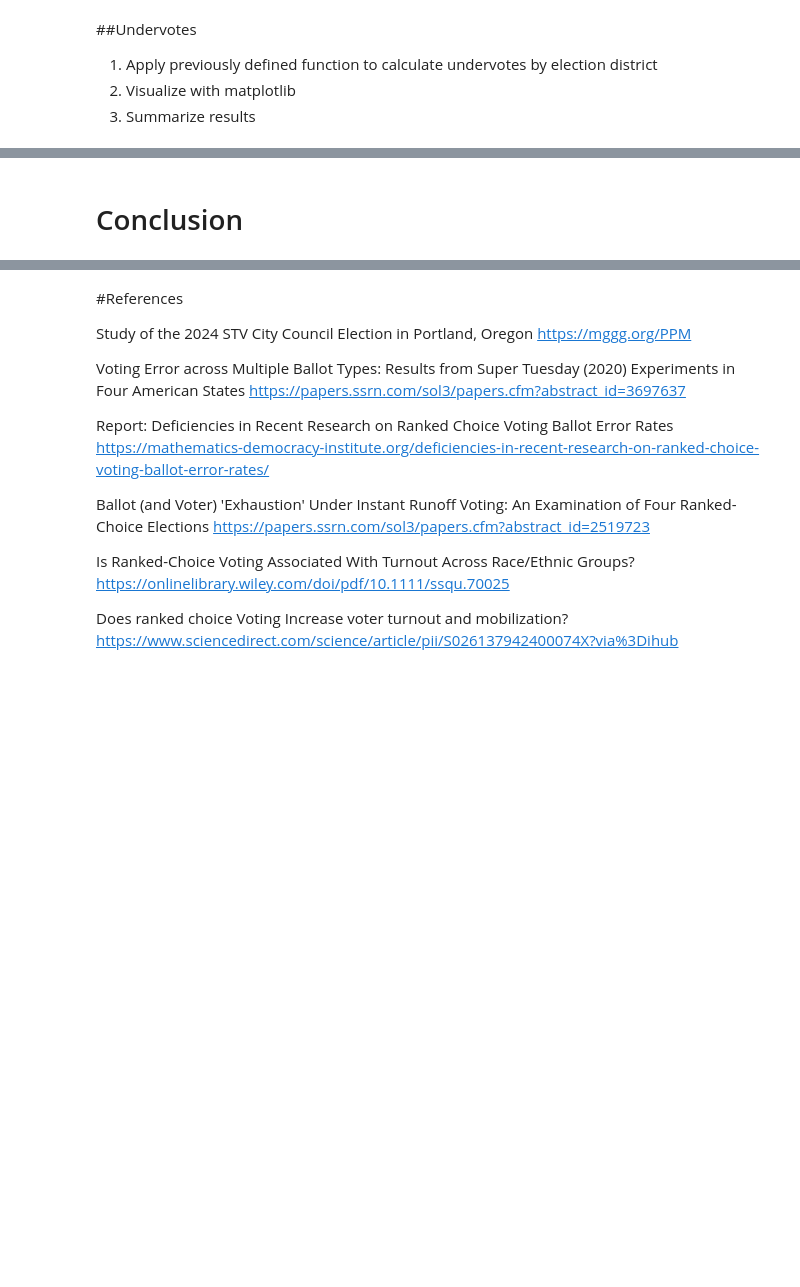
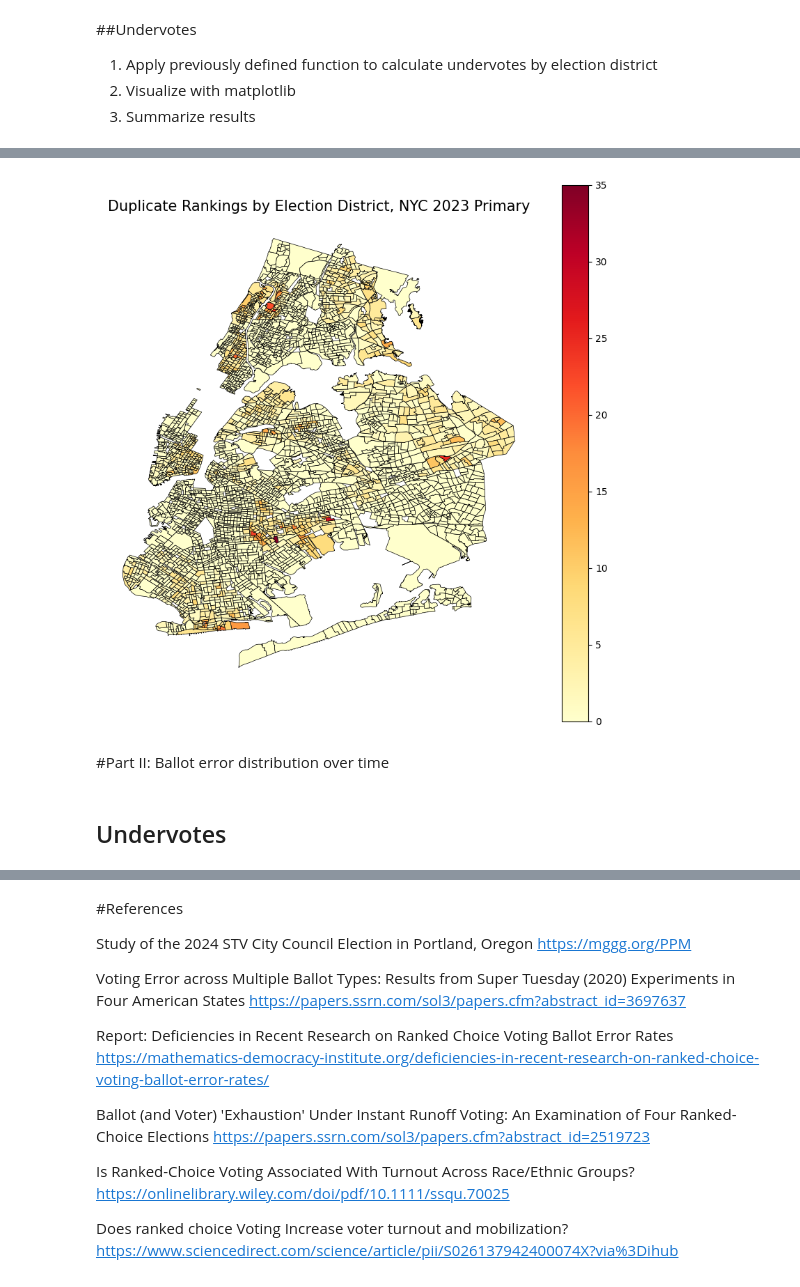
Before and after one commit to zaramc/rcv-ballot-errors, a Jupyter notebook: RCV_Ballot_Errors.ipynb, the cells around one changed output, grey strips where cells are left out. Cells and saved outputs as stored; diff of their text form; code cells hidden in the pictures; blank space fills up the shorter version.

```diff
--- a/RCV_Ballot_Errors.ipynb
+++ b/RCV_Ballot_Errors.ipynb
@@ -492,0 +615,19 @@ duplicates_by_electdist_23 = nyc_2023_primary_df.groupby("ElectDisct")["duplicat
+# %%
+duplicates_by_electdist_21 = nyc_2021_primary_df.groupby("elect_dist")["duplicate"].sum().reset_index()
+nyc_ED_gdf = pd.merge(nyc_ED_gdf, duplicates_by_electdist_21, left_on="elect_dist", right_on="elect_dist", how="left")
+nyc_ED_gdf = nyc_ED_gdf.rename(columns={'duplicate': 'duplicate21'})
+
+duplicates_by_electdist_23 = nyc_2023_primary_df.groupby("elect_dist")["duplicate"].sum().reset_index()
+nyc_ED_gdf = pd.merge(nyc_ED_gdf, duplicates_by_electdist_23, left_on="elect_dist", right_on="elect_dist", how="left")
+nyc_ED_gdf = nyc_ED_gdf.rename(columns={'duplicate': 'duplicate23'})
+
+duplicates_by_electdist_25 = nyc_2025_primary_df.groupby("elect_dist")["duplicate"].sum().reset_index()
+nyc_ED_gdf = pd.merge(nyc_ED_gdf, duplicates_by_electdist_25, left_on="elect_dist", right_on="elect_dist", how="left")
+nyc_ED_gdf = nyc_ED_gdf.rename(columns={'duplicate': 'duplicate25'})
+# %%
+#add duplicate percents
+nyc_ED_gdf["pct_duplicate21"] = nyc_ED_gdf["duplicate21"]/nyc_ED_gdf["total_votes_21_count"]
+nyc_ED_gdf["pct_duplicate23"] = nyc_ED_gdf["duplicate23"]/nyc_ED_gdf["total_votes_23_count"]
+nyc_ED_gdf["pct_duplicate25"] = nyc_ED_gdf["duplicate25"]/nyc_ED_gdf["total_votes_25_count"]
+
+nyc_ED_gdf.head()
@@ -493,2 +642,19 @@ duplicates_by_electdist_23 = nyc_2023_primary_df.groupby("ElectDisct")["duplicat
+# %%
+nyc_ED_gdf = gpd.GeoDataFrame(nyc_ED_gdf, geometry="the_geom")
+
+fig, ax = plt.subplots(1, 1, figsize=(10, 10))
+nyc_ED_gdf.plot(ax=ax,
+                column="duplicate23",
+                legend=True,
+                cmap="YlOrRd",
+                edgecolor = "black",
+                linewidth = 0.5)
+ax.set_title("Duplicate Rankings by Election District, NYC 2023 Primary", fontsize=15)
+ax.set_axis_off()
+plt.show()
+# %% [output]
+[figure, added]
+# %% [markdown]
+#Part II: Ballot error distribution over time
 # %% [markdown]
-# Conclusion
+## Undervotes
```
Also changed, not shown: parts of 58 cells of this notebook.
